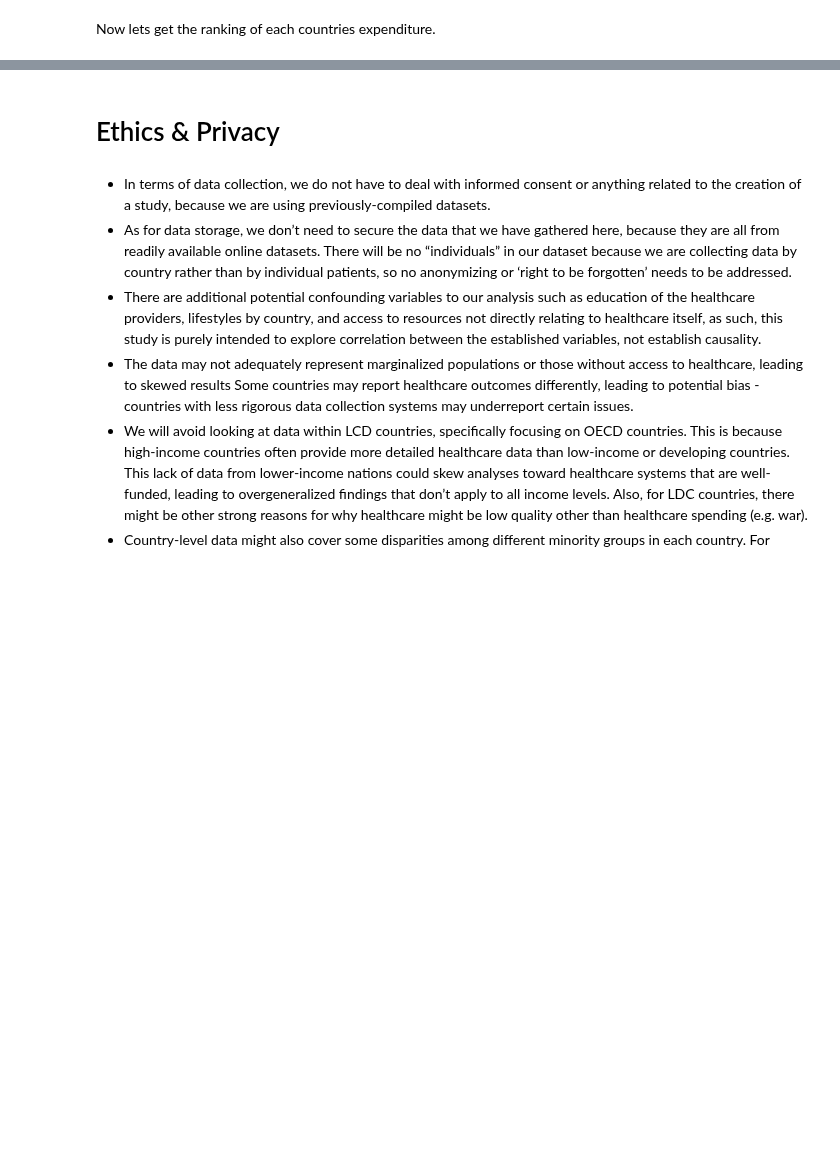
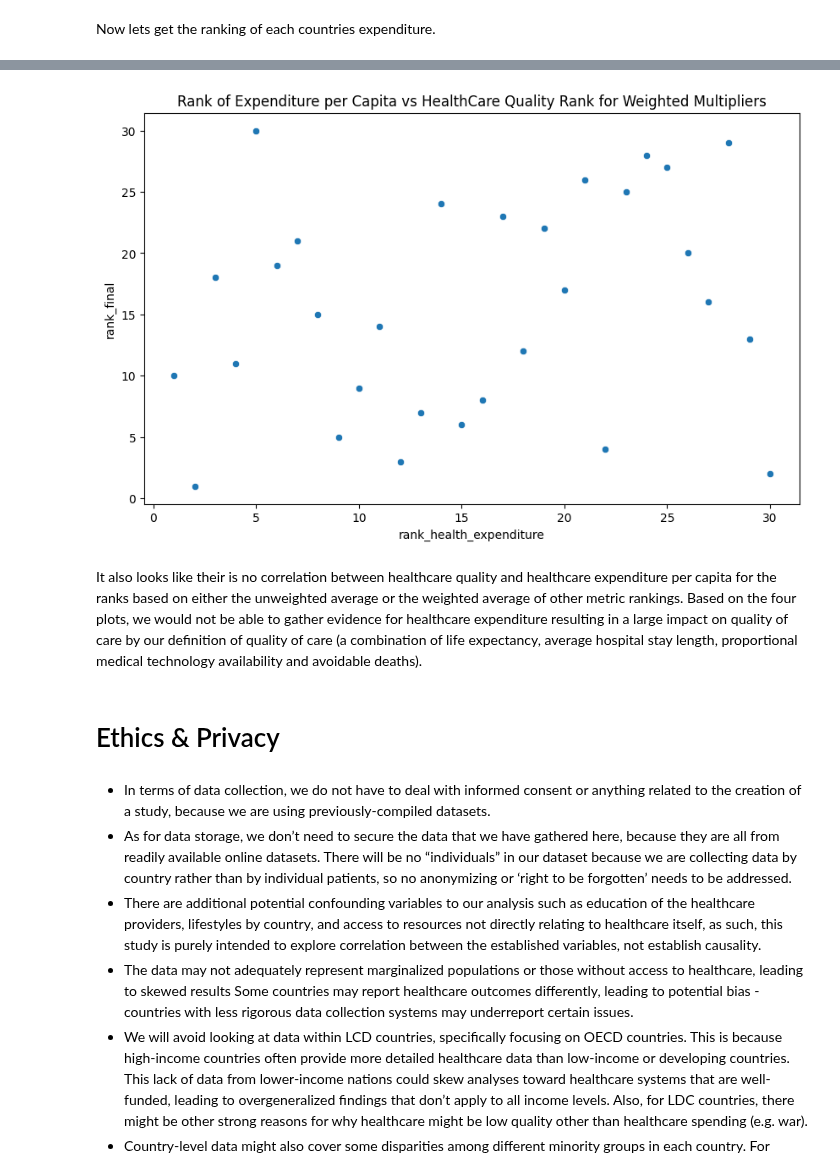
Before and after one commit to AishaWolff/data_science_research_project, a Jupyter notebook: FinalProject_Group063-FA24.ipynb, the cells around one changed output, grey strips where cells are left out. Drawn from its saved outputs; the diff is of its cells as text; code cells hidden in the pictures; blank space fills up the shorter version.

```diff
--- a/FinalProject_Group063-FA24.ipynb
+++ b/FinalProject_Group063-FA24.ipynb
@@ -755,3 +871,10 @@ It also looks like their is no correlation between healthcare quality and health
+# %%
+care_quality_vs_expenditure(results_weighted, capita_expenditure,
+                            "Expenditure per Capita", "for Weighted Multipliers")
+# %% [output]
+[figure, added]
+# %% [markdown]
+It also looks like their is no correlation between healthcare quality and healthcare expenditure per capita for the ranks based on either the unweighted average or the weighted average of other metric rankings. Based on the four plots, we would not be able to gather evidence for healthcare expenditure resulting in a large impact on quality of care by our definition of quality of care (a combination of life expectancy, average hospital stay length, proportional medical technology availability and avoidable deaths).
 # %% [markdown]
 # Ethics & Privacy
 # %% [markdown]
```
Also changed, not shown: parts of 26 cells of this notebook, 1 other file.
